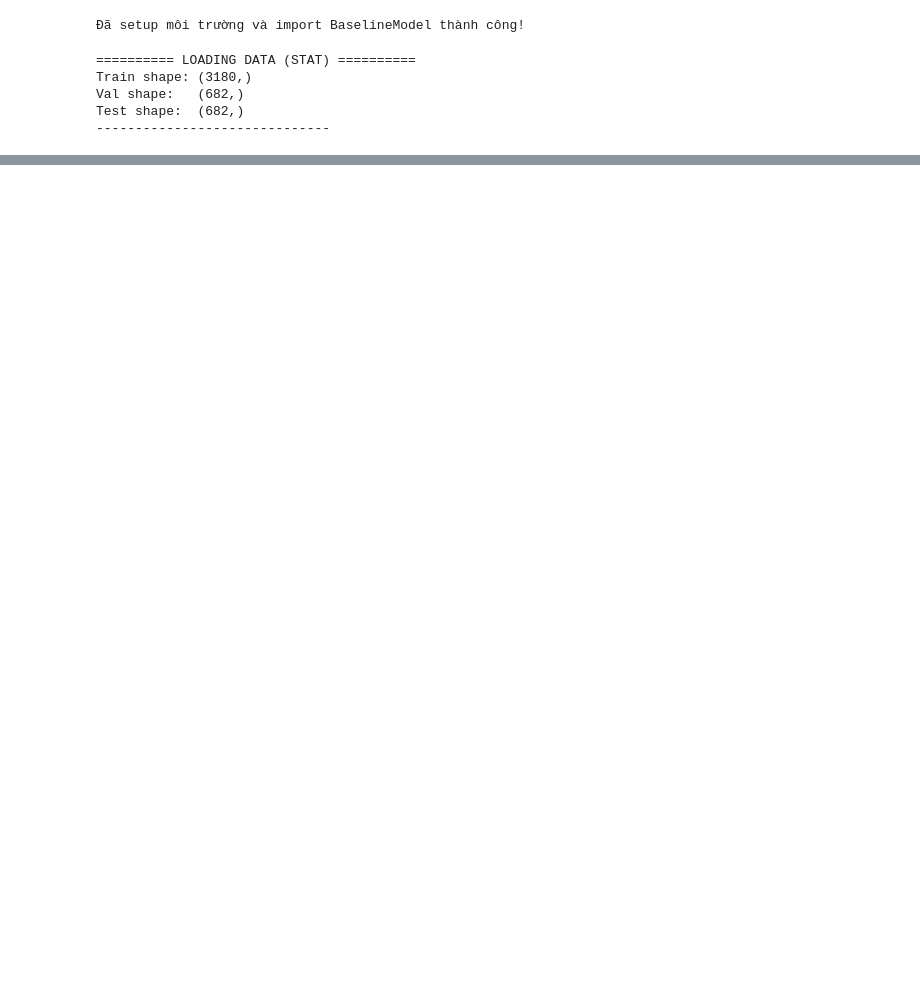
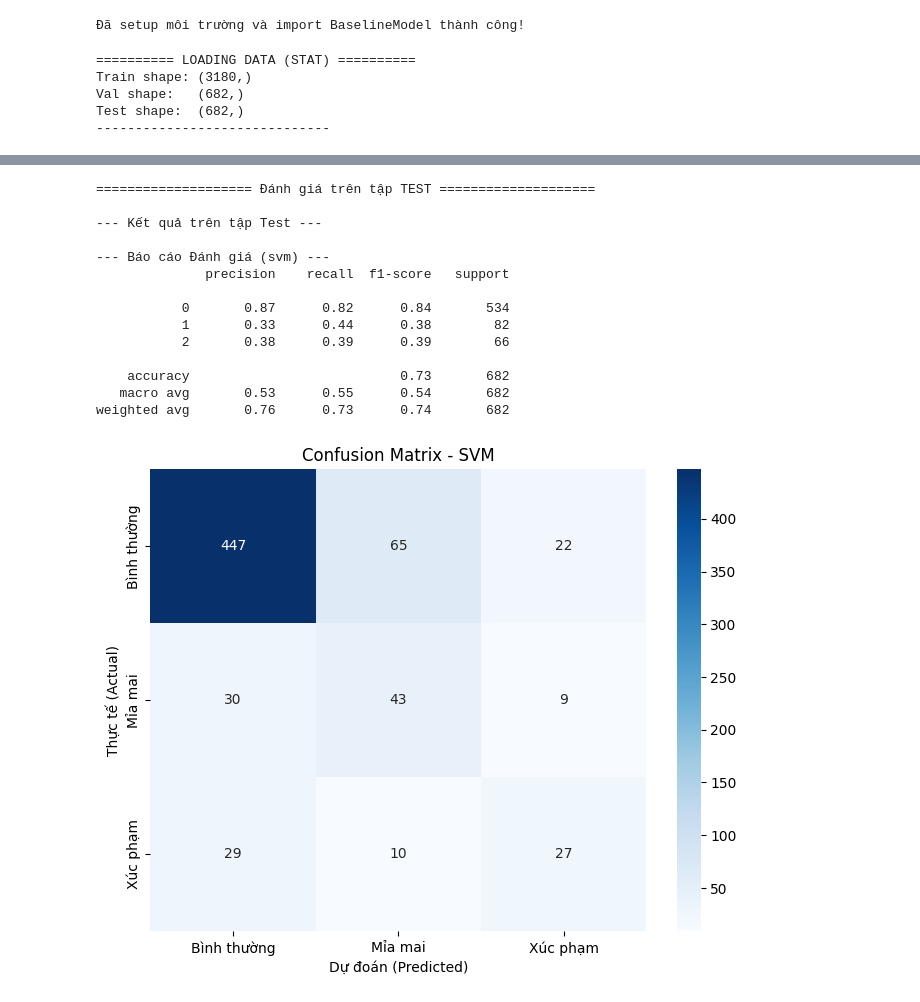
Before and after one commit to phucndq05/DS102_BodyShaming_Classification, a Jupyter notebook: notebooks/3.1_SVM_NB_LR.ipynb, the cells around one changed output, grey strips where cells are left out. Drawn from its saved outputs; the diff is of its cells as text; code cells hidden in the pictures; blank space fills up the shorter version.

```diff
--- a/notebooks/3.1_SVM_NB_LR.ipynb
+++ b/notebooks/3.1_SVM_NB_LR.ipynb
@@ -186,0 +237,24 @@ weighted avg       0.78      0.76      0.77       682
+# %%
+# Đánh giá trên tập Test
+print(f"{'='*20} Đánh giá trên tập TEST {'='*20}")
+print("\n--- Kết quả trên tập Test ---")
+svm_model.evaluate(X_test, y_test)
+# Vẽ Confusion Matrix
+y_pred_svm = svm_model.predict(X_val)
+plot_cm(y_val, y_pred_svm, title="Confusion Matrix - SVM")
+# %% [output]
+==================== Đánh giá trên tập TEST ====================
+
+--- Kết quả trên tập Test ---
+
+--- Báo cáo Đánh giá (svm) ---
+              precision    recall  f1-score   support
+
+           0       0.87      0.82      0.84       534
+           1       0.33      0.44      0.38        82
+           2       0.38      0.39      0.39        66
+
+    accuracy                           0.73       682
+   macro avg       0.53      0.55      0.54       682
+weighted avg       0.76      0.73      0.74       682
+[figure, added]
```
Also changed, not shown: parts of 5 cells of this notebook, 4 other files.
